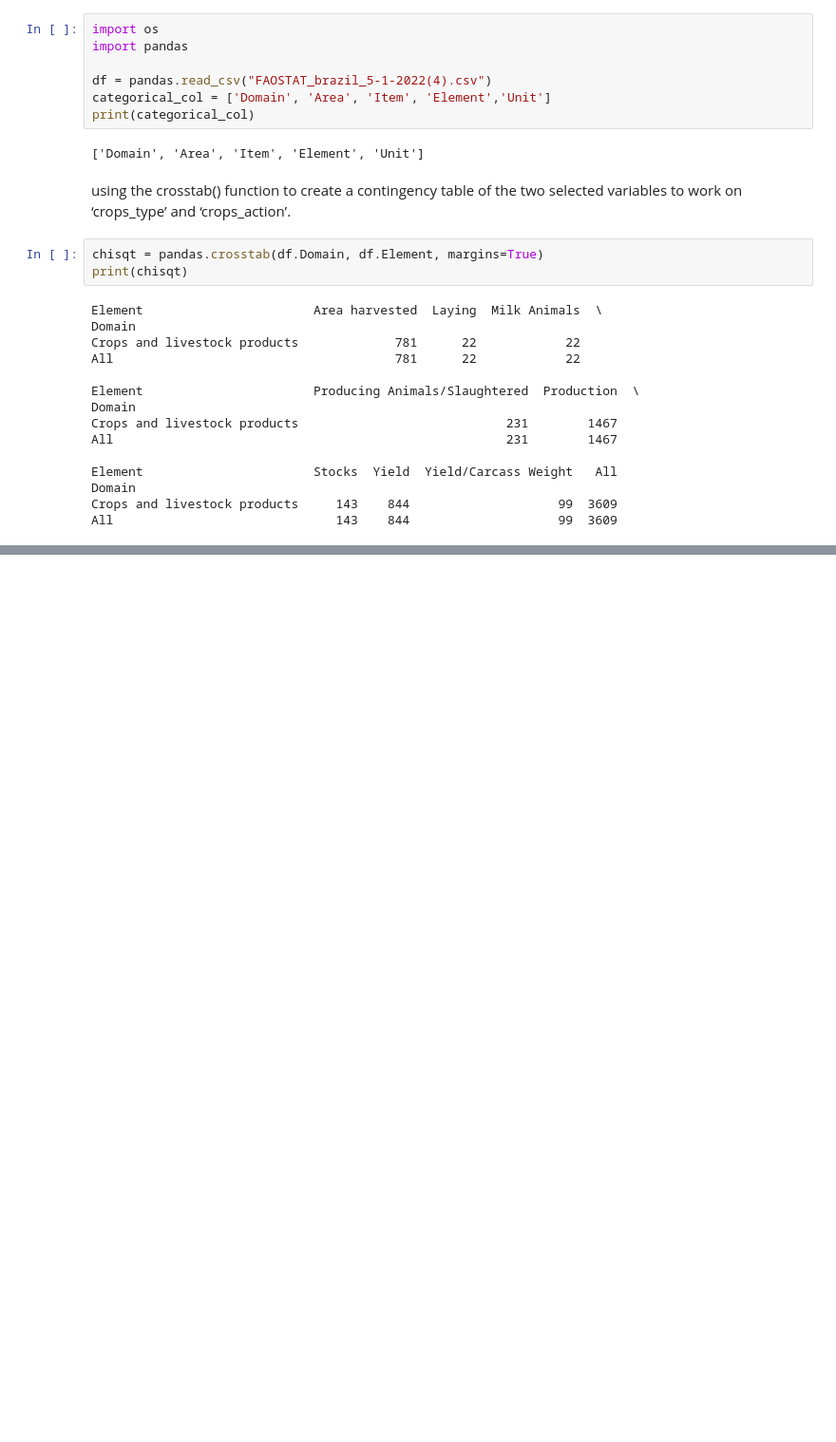
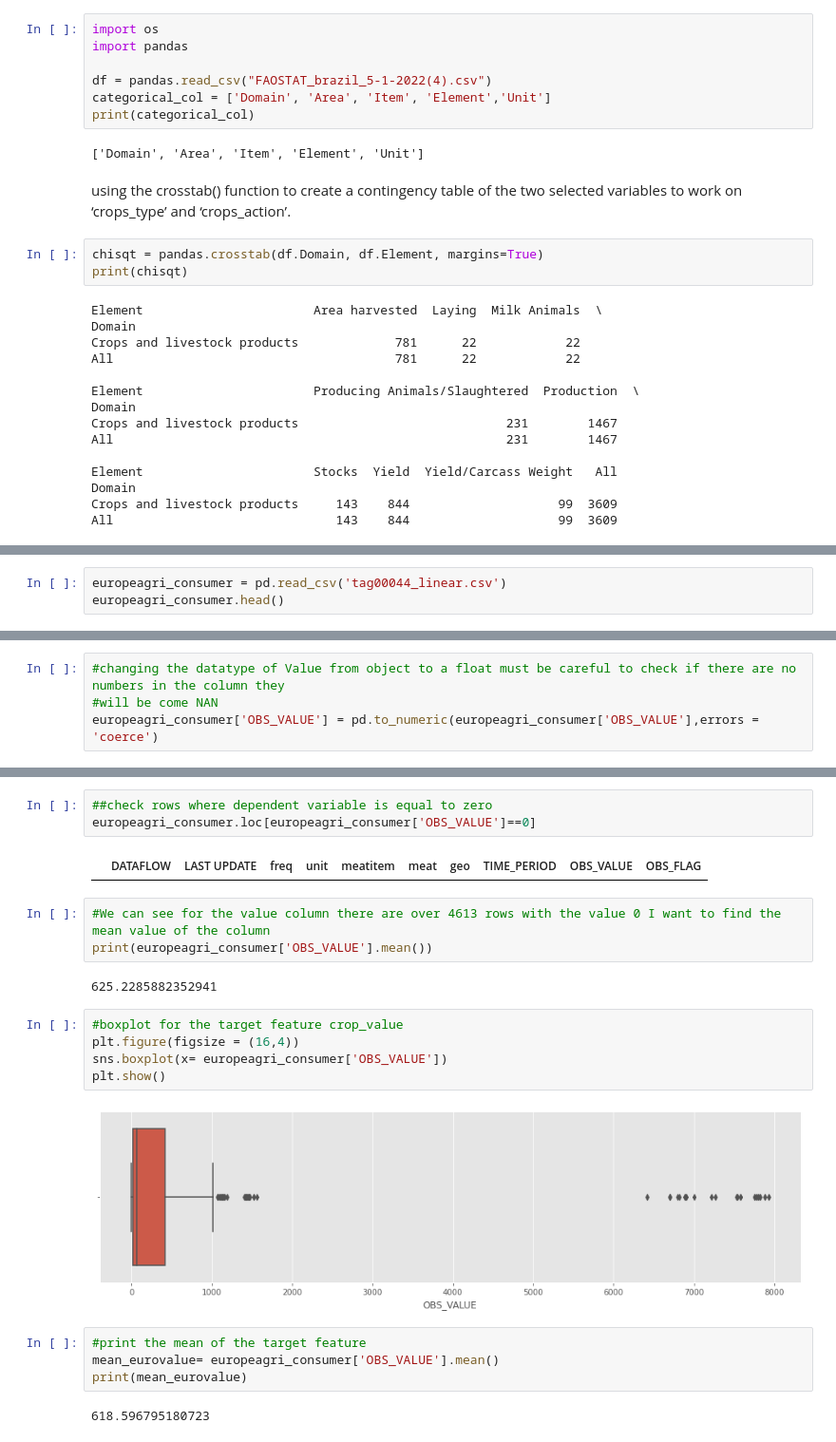
Before and after one commit to chrischukwuka2022/ca2-repo, a Jupyter notebook: Statistics.ipynb, the cells around one changed output, grey strips where cells are left out. Shown at 95% size. Saved outputs shown, nothing was run; the diff lists cells and outputs as text; blank space fills up the shorter version.

```diff
--- a/Statistics.ipynb
+++ b/Statistics.ipynb
@@ -904,0 +1064,3 @@ All                              143    844                    99  3609
+# %%
+europeagri_consumer = pd.read_csv('tag00044_linear.csv')
+europeagri_consumer.head()
@@ -904,0 +1108,4 @@ All                              143    844                    99  3609
+# %%
+#changing the datatype of Value from object to a float must be careful to check if there are no numbers in the column they
+#will be come NAN
+europeagri_consumer['OBS_VALUE'] = pd.to_numeric(europeagri_consumer['OBS_VALUE'],errors = 'coerce')
@@ -904,0 +1145,23 @@ All                              143    844                    99  3609
+# %%
+##check rows where dependent variable is equal to zero
+europeagri_consumer.loc[europeagri_consumer['OBS_VALUE']==0]
+# %% [output]
+|  | DATAFLOW | LAST UPDATE | freq | unit | meatitem | meat | geo | TIME_PERIOD | OBS_VALUE | OBS_FLAG |
+# %%
+#We can see for the value column there are over 4613 rows with the value 0 I want to find the mean value of the column
+print(europeagri_consumer['OBS_VALUE'].mean())
+# %% [output]
+625.2285882352941
+# %%
+#boxplot for the target feature crop_value
+plt.figure(figsize = (16,4))
+sns.boxplot(x= europeagri_consumer['OBS_VALUE'])
+plt.show()
+# %% [output]
+[figure, added]
+# %%
+#print the mean of the target feature
+mean_eurovalue= europeagri_consumer['OBS_VALUE'].mean()
+print(mean_eurovalue)
+# %% [output]
+618.596795180723
```
Also changed, not shown: parts of 31 cells of this notebook, 3 other files.
